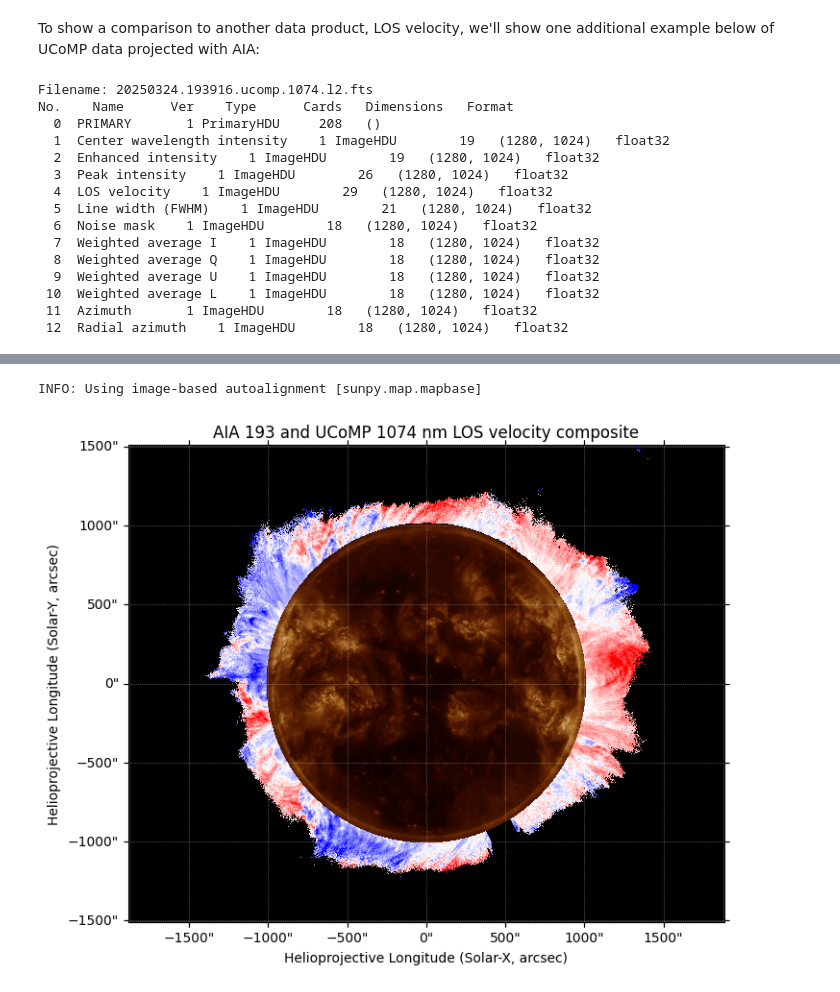
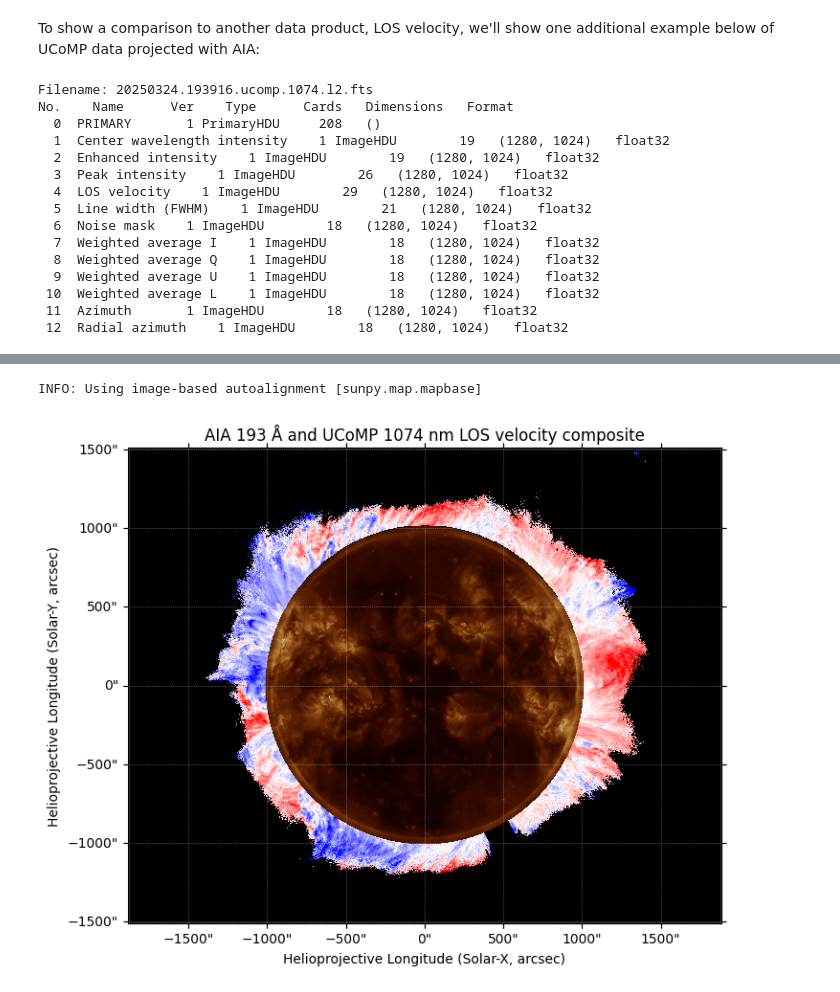
Before and after one commit to NCAR/ucomp-pipeline, a Jupyter notebook: tutorials/ucomp-wcs.ipynb, the cells around one changed output, grey strips where cells are left out. Saved outputs shown, nothing was run; the diff lists cells and outputs as text; code cells hidden in the pictures.

```diff
--- a/tutorials/ucomp-wcs.ipynb
+++ b/tutorials/ucomp-wcs.ipynb
@@ -214,7 +223,7 @@ fig = plt.figure(figsize=(8.0, 10.0))
 ax = plt.subplot(projection=ucomp_map)
 ucomp_map.plot(axes=ax, norm=norm_ucomp,  cmap='ucomp_current', autoalign=True)
 aia_thresholded.plot(axes=ax, cmap='sdoaia193', norm=norm_aia, autoalign=True)
-ax.set_title(f"AIA 193 and UCoMP "+str(wavelength)+" nm "+data_product_type+" composite")
+ax.set_title(f"AIA 193 Å and UCoMP "+str(wavelength)+" nm "+data_product_type+" composite")
 ax.set_facecolor("black")
 ax.set_xlabel('Helioprojective Longitude (Solar-X, arcsec)')
 ax.set_ylabel('Helioprojective Longitude (Solar-Y, arcsec)')
@@ -240,2 +249,2 @@ No.    Name      Ver    Type      Cards   Dimensions   Format
 INFO: Using image-based autoalignment [sunpy.map.mapbase]
-[figure, old version]
+[figure, new version]
```
Also changed, not shown: parts of 4 cells of this notebook, 1 other file.
